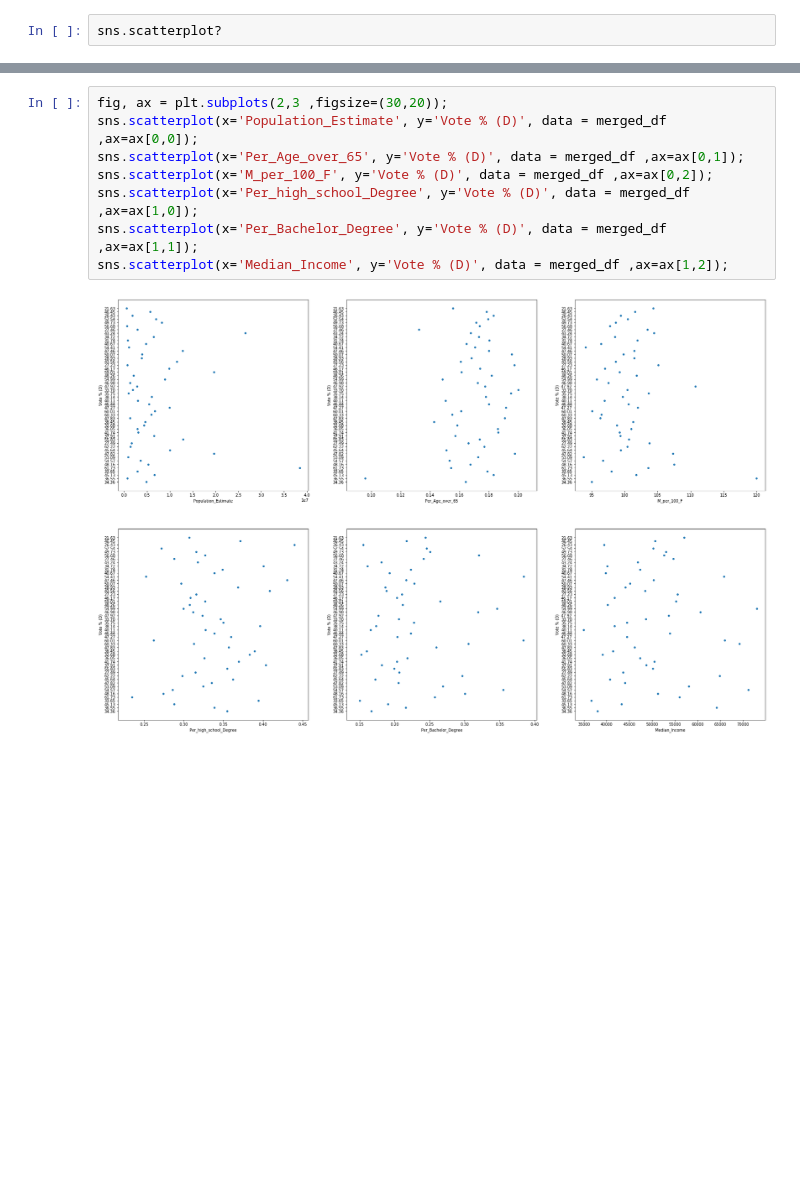
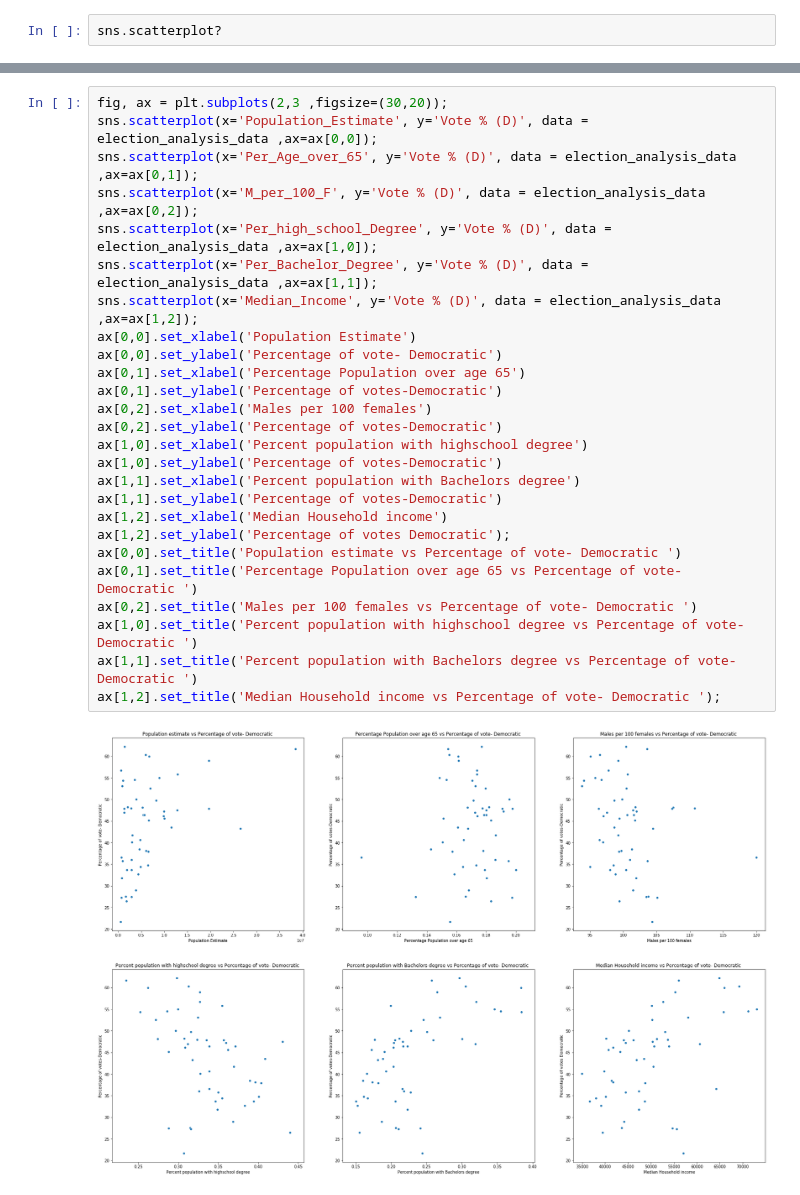
Before and after one commit to AnudeepMukka/Python-Project_US-Election-Analysis, a Jupyter notebook: Project.ipynb, the cells around one changed output, grey strips where cells are left out. Cells and saved outputs as stored; diff of their text form; blank space fills up the shorter version.

Commit message:
Update Project.ipynb
Added Titles and labels for the plots

```diff
--- a/Project.ipynb
+++ b/Project.ipynb
@@ -212,10 +223,28 @@ sns.scatterplot(x='Median_Income', y='Vote % (R)', data = merged_df ,ax=ax[1,2])
 # %%
 fig, ax = plt.subplots(2,3 ,figsize=(30,20));
-sns.scatterplot(x='Population_Estimate', y='Vote % (D)', data = merged_df ,ax=ax[0,0]);
-sns.scatterplot(x='Per_Age_over_65', y='Vote % (D)', data = merged_df ,ax=ax[0,1]);
-sns.scatterplot(x='M_per_100_F', y='Vote % (D)', data = merged_df ,ax=ax[0,2]);
-sns.scatterplot(x='Per_high_school_Degree', y='Vote % (D)', data = merged_df ,ax=ax[1,0]);
-sns.scatterplot(x='Per_Bachelor_Degree', y='Vote % (D)', data = merged_df ,ax=ax[1,1]);
-sns.scatterplot(x='Median_Income', y='Vote % (D)', data = merged_df ,ax=ax[1,2]);
+sns.scatterplot(x='Population_Estimate', y='Vote % (D)', data = election_analysis_data ,ax=ax[0,0]);
+sns.scatterplot(x='Per_Age_over_65', y='Vote % (D)', data = election_analysis_data ,ax=ax[0,1]);
+sns.scatterplot(x='M_per_100_F', y='Vote % (D)', data = election_analysis_data ,ax=ax[0,2]);
+sns.scatterplot(x='Per_high_school_Degree', y='Vote % (D)', data = election_analysis_data ,ax=ax[1,0]);
+sns.scatterplot(x='Per_Bachelor_Degree', y='Vote % (D)', data = election_analysis_data ,ax=ax[1,1]);
+sns.scatterplot(x='Median_Income', y='Vote % (D)', data = election_analysis_data ,ax=ax[1,2]);
+ax[0,0].set_xlabel('Population Estimate')
+ax[0,0].set_ylabel('Percentage of vote- Democratic')
+ax[0,1].set_xlabel('Percentage Population over age 65')
+ax[0,1].set_ylabel('Percentage of votes-Democratic')
+ax[0,2].set_xlabel('Males per 100 females')
+ax[0,2].set_ylabel('Percentage of votes-Democratic')
+ax[1,0].set_xlabel('Percent population with highschool degree')
+ax[1,0].set_ylabel('Percentage of votes-Democratic')
+ax[1,1].set_xlabel('Percent population with Bachelors degree')
+ax[1,1].set_ylabel('Percentage of votes-Democratic')
+ax[1,2].set_xlabel('Median Household income')
+ax[1,2].set_ylabel('Percentage of votes Democratic');
+ax[0,0].set_title('Population estimate vs Percentage of vote- Democratic ')
+ax[0,1].set_title('Percentage Population over age 65 vs Percentage of vote- Democratic ')
+ax[0,2].set_title('Males per 100 females vs Percentage of vote- Democratic ')
+ax[1,0].set_title('Percent population with highschool degree vs Percentage of vote- Democratic ')
+ax[1,1].set_title('Percent population with Bachelors degree vs Percentage of vote- Democratic ')
+ax[1,2].set_title('Median Household income vs Percentage of vote- Democratic ');
 # %% [output]
-[figure, old version]
+[figure, new version]
```
Also changed, not shown: parts of 3 cells of this notebook.
